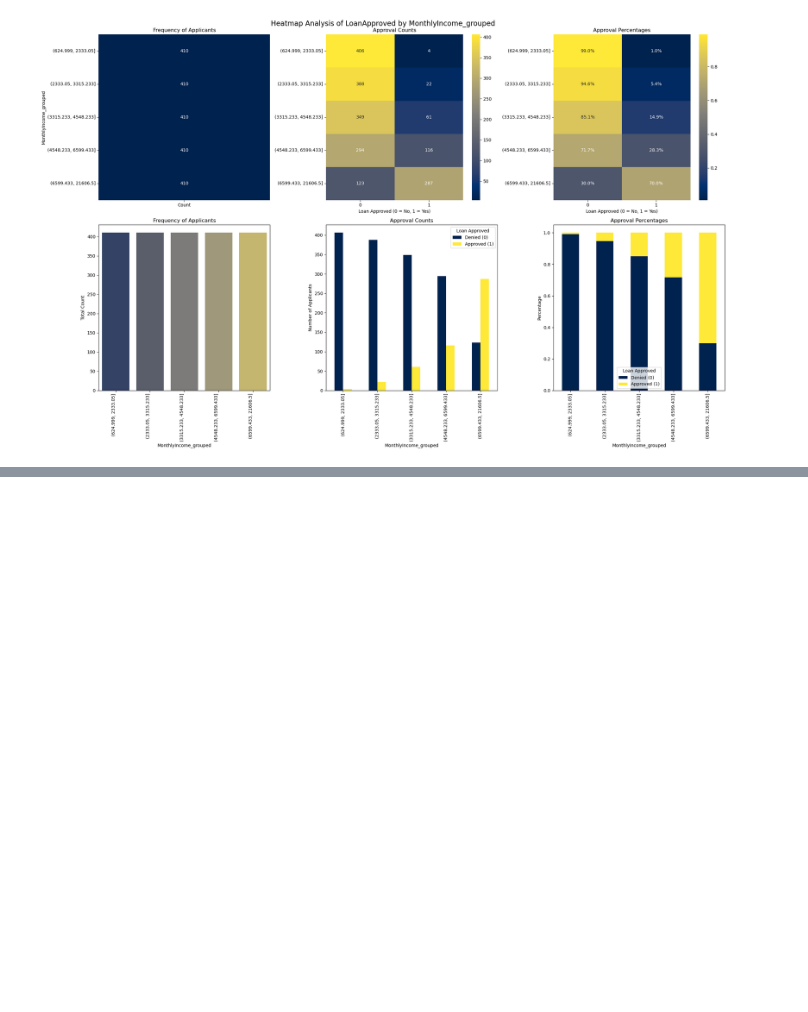
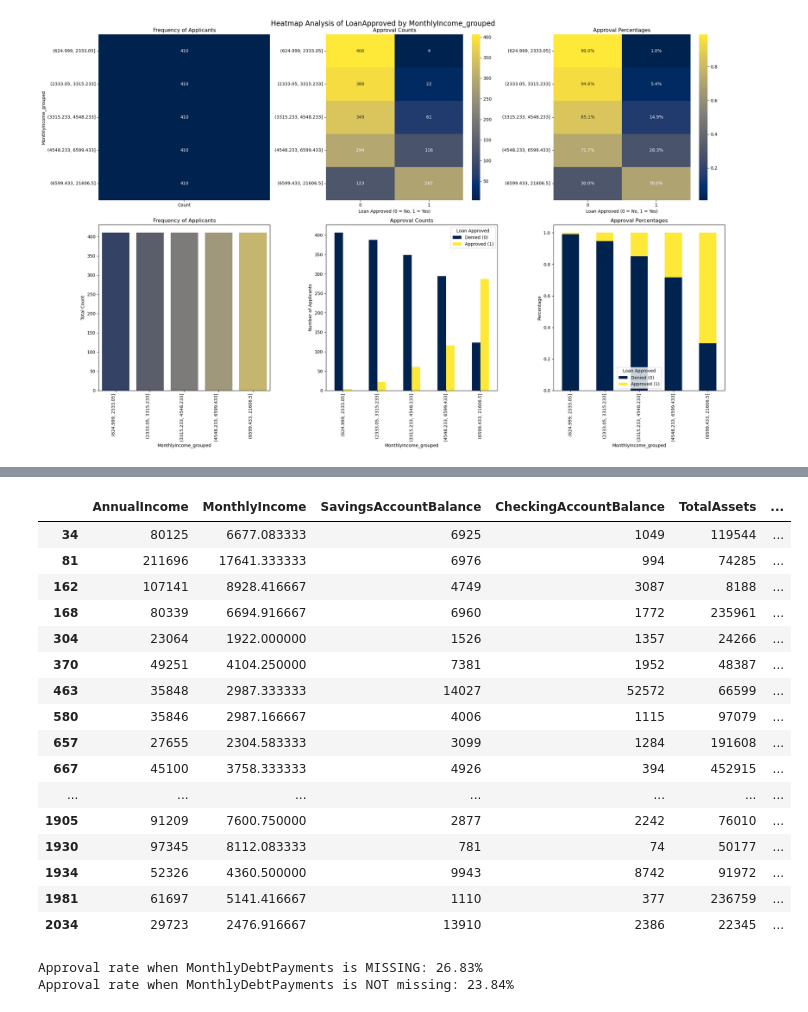
Before and after one commit to KimiyaVahidMotlagh/QBC-DA10-Group4Project1, a Jupyter notebook: DA10_EDA(Arash).ipynb, the cells around one changed output, grey strips where cells are left out. Drawn from its saved outputs; the diff is of its cells as text; code cells hidden in the pictures; blank space fills up the shorter version.

```diff
--- a/DA10_EDA(Arash).ipynb
+++ b/DA10_EDA(Arash).ipynb
@@ -546,0 +561,2 @@ def find_CI(df, target_col, col, t_critical=2):
+# %%
+fin_df = df[['AnnualIncome', 'MonthlyIncome', 'SavingsAccountBalance', 'CheckingAccountBalance', 'TotalAssets', 'TotalLiabilities', 'NetWorth', 'MonthlyDebtPayments', 'LoanApproved']].copy()
@@ -546,0 +572,31 @@ def find_CI(df, target_col, col, t_critical=2):
+# %%
+fin_df[fin_df['MonthlyDebtPayments'].isna()]
+# %% [output]
+|  | AnnualIncome | MonthlyIncome | SavingsAccountBalance | CheckingAccountBalance | TotalAssets | ... |
+| 34 | 80125 | 6677.083333 | 6925 | 1049 | 119544 | ... |
+| 81 | 211696 | 17641.333333 | 6976 | 994 | 74285 | ... |
+| 162 | 107141 | 8928.416667 | 4749 | 3087 | 8188 | ... |
+| 168 | 80339 | 6694.916667 | 6960 | 1772 | 235961 | ... |
+| 304 | 23064 | 1922.000000 | 1526 | 1357 | 24266 | ... |
+| 370 | 49251 | 4104.250000 | 7381 | 1952 | 48387 | ... |
+| 463 | 35848 | 2987.333333 | 14027 | 52572 | 66599 | ... |
+| 580 | 35846 | 2987.166667 | 4006 | 1115 | 97079 | ... |
+| 657 | 27655 | 2304.583333 | 3099 | 1284 | 191608 | ... |
+| 667 | 45100 | 3758.333333 | 4926 | 394 | 452915 | ... |
+| ... | ... | ... | ... | ... | ... | ... |
+| 1905 | 91209 | 7600.750000 | 2877 | 2242 | 76010 | ... |
+| 1930 | 97345 | 8112.083333 | 781 | 74 | 50177 | ... |
+| 1934 | 52326 | 4360.500000 | 9943 | 8742 | 91972 | ... |
+| 1981 | 61697 | 5141.416667 | 1110 | 377 | 236759 | ... |
+| 2034 | 29723 | 2476.916667 | 13910 | 2386 | 22345 | ... |
+# %%
+df['Missing_DebtPayment'] = df['MonthlyDebtPayments'].isna()
+
+missing_approval_rate = df[df['Missing_DebtPayment'] == True]['LoanApproved'].mean()
+not_missing_approval_rate = df[df['Missing_DebtPayment'] == False]['LoanApproved'].mean()
+
+print(f"Approval rate when MonthlyDebtPayments is MISSING: {missing_approval_rate:.2%}")
+print(f"Approval rate when MonthlyDebtPayments is NOT missing: {not_missing_approval_rate:.2%}")
+# %% [output]
+Approval rate when MonthlyDebtPayments is MISSING: 26.83%
+Approval rate when MonthlyDebtPayments is NOT missing: 23.84%
```
Also changed, not shown: parts of 12 cells of this notebook.
